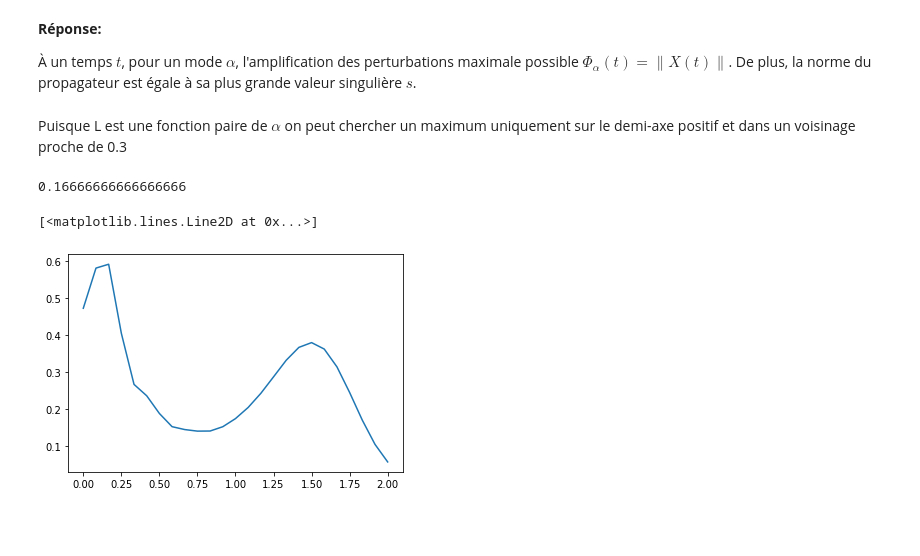
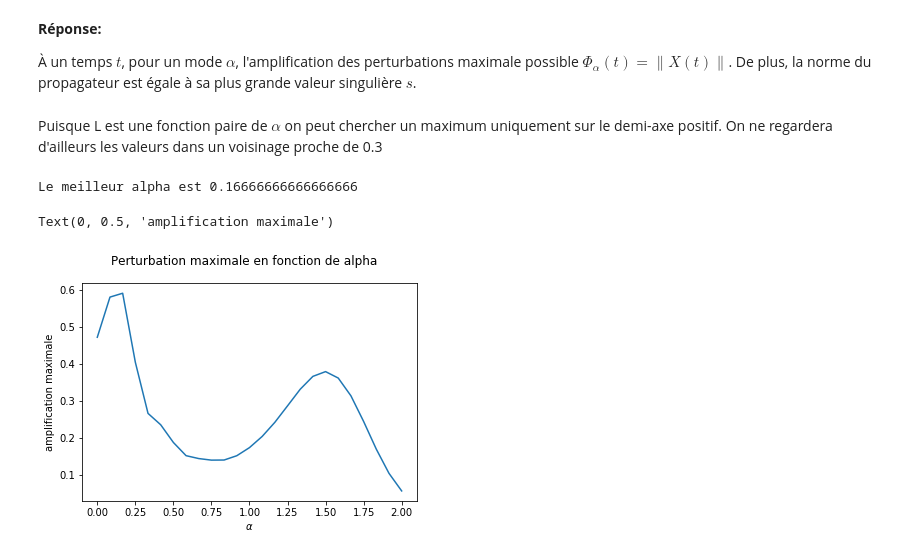
Before and after one commit to MWeytens/Orr-Sommerfeld, a Jupyter notebook: Orr-Sommerfeld.ipynb, the cells around one changed output. Cells and saved outputs as stored; diff of their text form; code cells hidden in the pictures; blank space fills up the shorter version.

```diff
--- a/Orr-Sommerfeld.ipynb
+++ b/Orr-Sommerfeld.ipynb
@@ -434,7 +403,7 @@ def L_v(N,dy,y,R,alpha):
     # Troisième terme 1/R .(D^2 - aplha^2)^2
     third_term = 1/R * D_min_al_sq
     # Inverse de D^2 - alpha^2
-    D_min_al_inv = inverse(D_min_al)
+    D_min_al_inv = numpy.linalg.inv(D_min_al)
     # On regroupe tout
     L = numpy.matmul(D_min_al_inv,(first_term + second_term + third_term))
     return L
@@ -700,21 +675,26 @@ def get_max_amp(alpha, y, L, t=10.0, dt=.01):
     X_t = RK4_matriciel(t, dt, y, X_0, L)
     return get_maxsv_maxpert(X_t)[0]
 # %% [markdown]
-Puisque L est une fonction paire de $\alpha$ on peut chercher un maximum uniquement sur le demi-axe positif et dans un voisinage proche de 0.3
+Puisque L est une fonction paire de $\alpha$ on peut chercher un maximum uniquement sur le demi-axe positif. On ne regardera d'ailleurs les valeurs dans un voisinage proche de 0.3
 # %%
 alphas = numpy.linspace(0,2,num=25)
 best_alpha, amp_max = None, 0
 
 ss = []
+# Pour chaque valeure de alhpha, on calcule l'amplification maximale
 for alpha in alphas:
     current = get_max_amp(alpha,y,L_v(N-4, dy, y[2:N-2], 500, alpha))
     ss.append(current)
+    # on fait en sorte qu'à la fin, le best_alpha soit celui qui correspond à la plus grande des amplifications maximales
     if current > amp_max:
         best_alpha = alpha
         amp_max = current
-print(best_alpha)
+print('Le meilleur alpha est',best_alpha)
 pyplot.plot(alphas,ss)
+pyplot.suptitle('Perturbation maximale en fonction de alpha')
+pyplot.xlabel(r'$\alpha$')
+pyplot.ylabel('amplification maximale')
 # %% [output]
-0.16666666666666666
+Le meilleur alpha est 0.16666666666666666
-[<matplotlib.lines.Line2D at 0x...>]
+Text(0, 0.5, 'amplification maximale')
-[figure, old version]
+[figure, new version]
```
Also changed, not shown: parts of 14 cells of this notebook.
